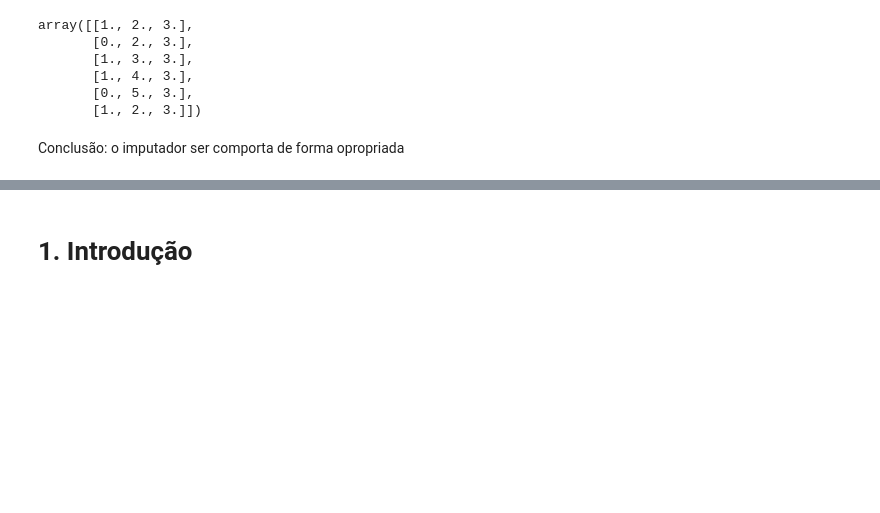
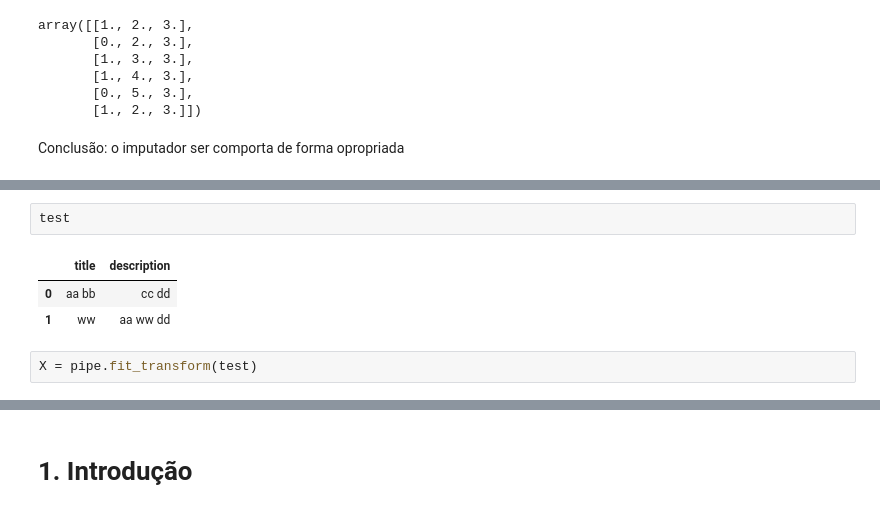
Before and after one commit to RafaelFK/avito_challenge, a Jupyter notebook: Avito Challenge Report.ipynb, the cells around one changed output, grey strips where cells are left out. Drawn from its saved outputs; the diff is of its cells as text; blank space fills up the shorter version.

```diff
--- a/Avito Challenge Report.ipynb
+++ b/Avito Challenge Report.ipynb
@@ -97,0 +125,8 @@ Conclusão: o imputador ser comporta de forma opropriada
+# %%
+test
+# %% [output]
+|  | title | description |
+| 0 | aa bb | cc dd |
+| 1 | ww | aa ww dd |
+# %%
+X = pipe.fit_transform(test)
```
Also changed, not shown: parts of 26 cells of this notebook, 1 other file.
